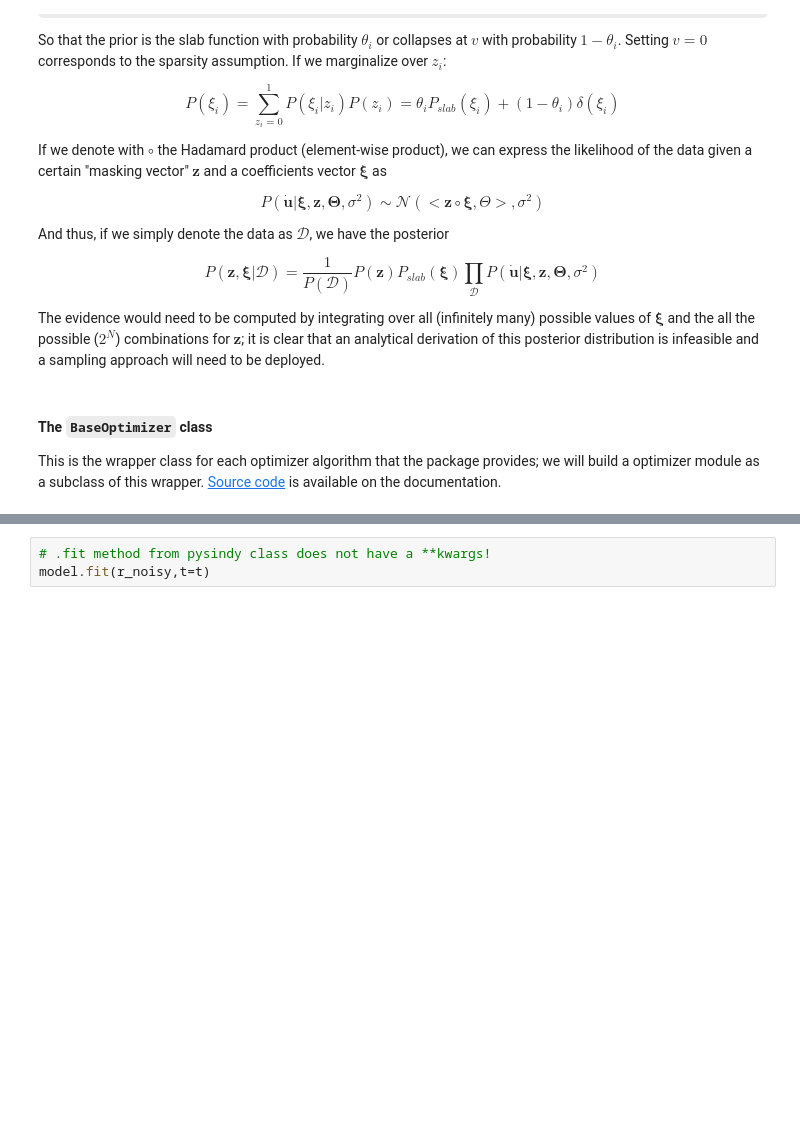
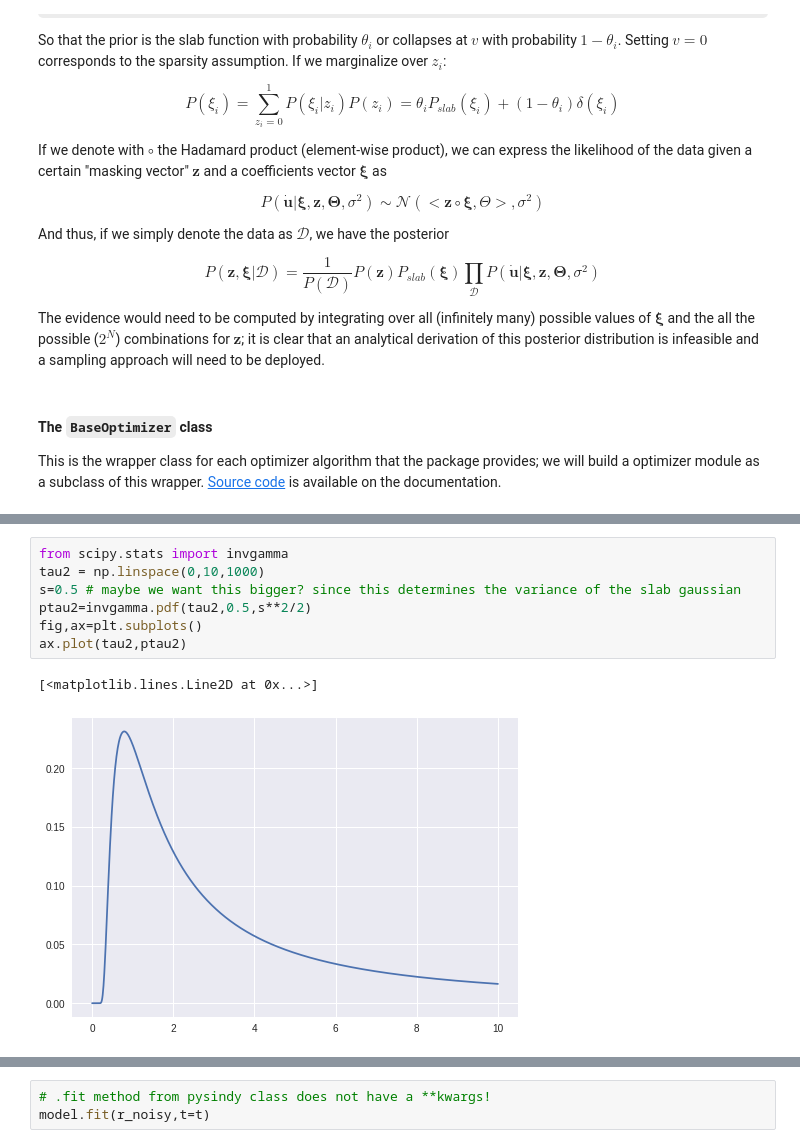
Before and after one commit to emersonvero/LoCP2, a Jupyter notebook: project/module.ipynb, the cells around one changed output, grey strips where cells are left out. Cells and saved outputs as stored; diff of their text form; some formulas as TeX source; blank space fills up the shorter version.

```diff
--- a/project/module.ipynb
+++ b/project/module.ipynb
@@ -464,0 +511,10 @@ class SpikeSlabRegression (BaseOptimizer):
+# %%
+from scipy.stats import invgamma
+tau2 = np.linspace(0,10,1000)
+s=0.5 # maybe we want this bigger? since this determines the variance of the slab gaussian
+ptau2=invgamma.pdf(tau2,0.5,s**2/2)
+fig,ax=plt.subplots()
+ax.plot(tau2,ptau2)
+# %% [output]
+[<matplotlib.lines.Line2D at 0x...>]
+[figure, added]
```
Also changed, not shown: parts of 8 cells of this notebook, 1 other file.
